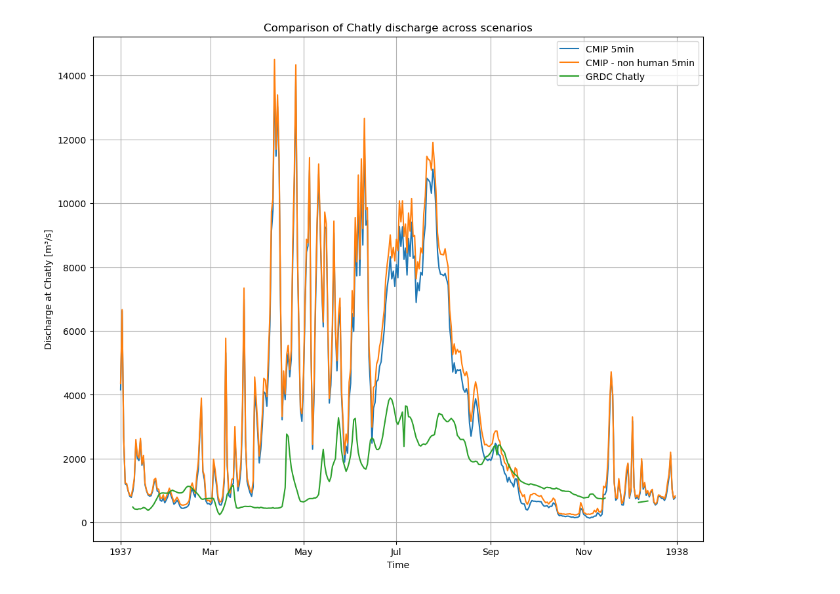
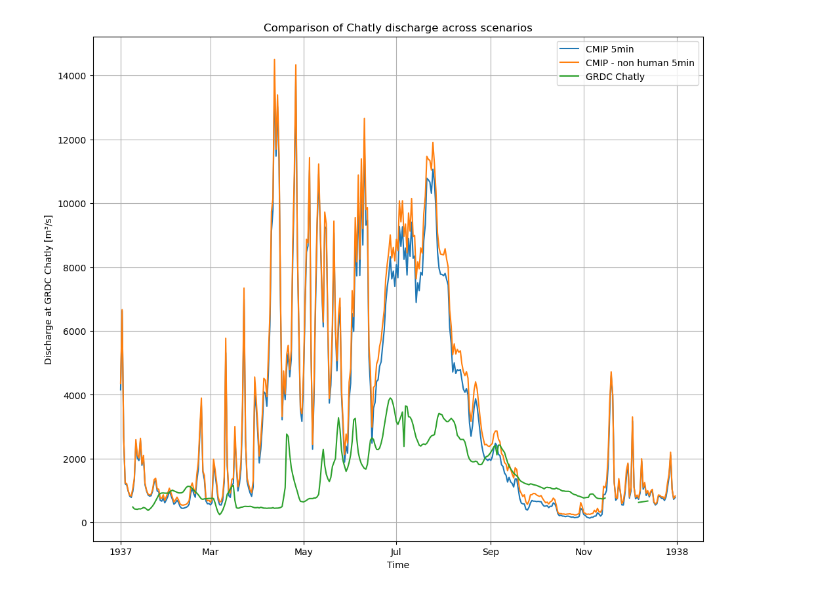
Before and after one commit to andrevdv/MSc_AralSea, a Jupyter notebook: book/thesis_projects/MSc/2025_Q1_AndreVanDerVeen_CEG/work_in_progress/Comparison/comparison_1935.ipynb, the cells around one changed output. Saved outputs shown, nothing was run; the diff lists cells and outputs as text; code cells hidden in the pictures.

```diff
--- a/book/thesis_projects/MSc/2025_Q1_AndreVanDerVeen_CEG/work_in_progress/Comparison/comparison_1935.ipynb
+++ b/book/thesis_projects/MSc/2025_Q1_AndreVanDerVeen_CEG/work_in_progress/Comparison/comparison_1935.ipynb
@@ -56,17 +56,17 @@ plt.show()
 # %%
 plt.figure(figsize=(12, 10))
 plt.plot(results_CMIP.loc['1937']['Chatly'], label='CMIP 5min')
 plt.plot(results_agri.loc['1937']['Chatly'], label='CMIP - non human 5min')
 
 grdc_chatly['streamflow'].sel(time=slice('1937', '1937')).plot(label='GRDC Chatly')
 
 
 plt.xlabel('Time')
-plt.ylabel('Discharge at Chatly [m³/s]')
+plt.ylabel('Discharge at GRDC Chatly [m³/s]')
 plt.title('Comparison of Chatly discharge across scenarios')
 plt.legend()
 #plt.xlim(0,365)
 plt.grid(True)
 plt.show()
 # %% [output]
-[figure, old version]
+[figure, new version]
```
Also changed, not shown: parts of 7 cells of this notebook, 3 other files.
